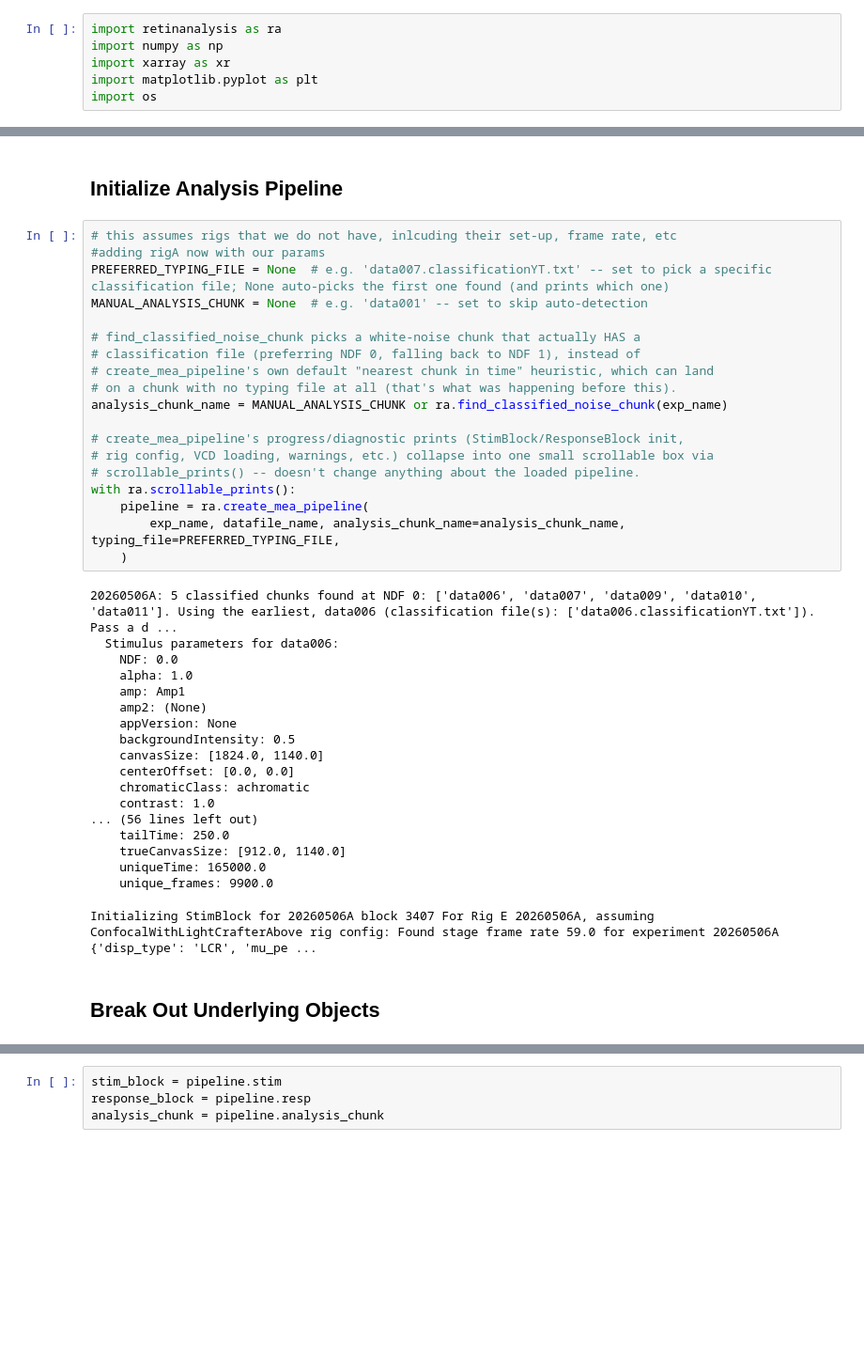
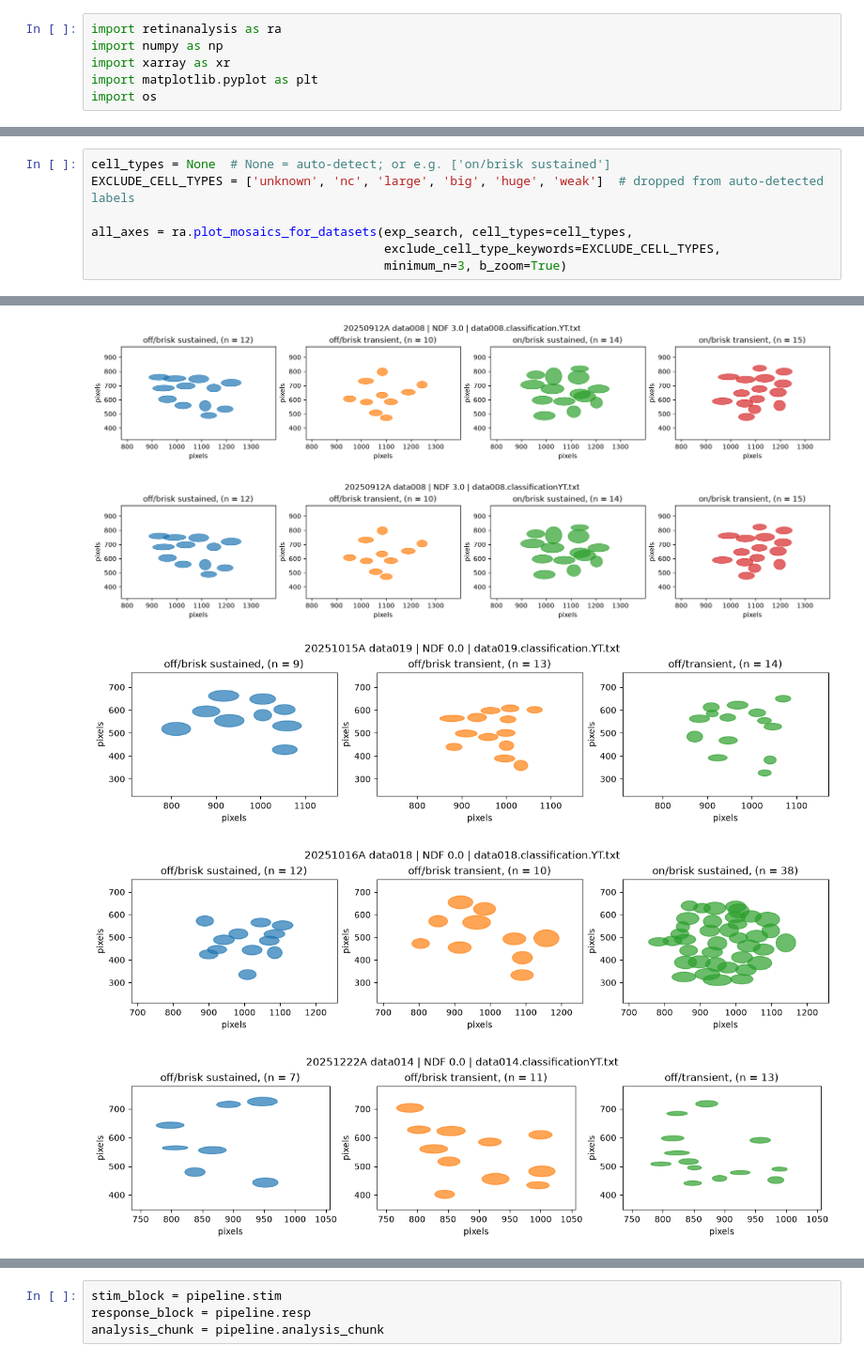
Before and after one commit to yasmine-tani/retinanalysis, a Jupyter notebook: demos/1_database_demo.ipynb, the cells around one changed output, grey strips where cells are left out. Shown at 94% size. Saved outputs shown, nothing was run; the diff lists cells and outputs as text; blank space fills up the shorter version.

```diff
--- a/demos/1_database_demo.ipynb
+++ b/demos/1_database_demo.ipynb
@@ -156,42 +66,8 @@ display(experiment_summary.head())
-# %% [markdown]
-## Initialize Analysis Pipeline
-# %%
-# this assumes rigs that we do not have, inlcuding their set-up, frame rate, etc
-#adding rigA now with our params
-PREFERRED_TYPING_FILE = None  # e.g. 'data007.classificationYT.txt' -- set to pick a specific classification file; None auto-picks the first one found (and prints which one)
-MANUAL_ANALYSIS_CHUNK = None  # e.g. 'data001' -- set to skip auto-detection
-
-# find_classified_noise_chunk picks a white-noise chunk that actually HAS a
-# classification file (preferring NDF 0, falling back to NDF 1), instead of
-# create_mea_pipeline's own default "nearest chunk in time" heuristic, which can land
-# on a chunk with no typing file at all (that's what was happening before this).
-analysis_chunk_name = MANUAL_ANALYSIS_CHUNK or ra.find_classified_noise_chunk(exp_name)
-
-# create_mea_pipeline's progress/diagnostic prints (StimBlock/ResponseBlock init,
-# rig config, VCD loading, warnings, etc.) collapse into one small scrollable box via
-# scrollable_prints() -- doesn't change anything about the loaded pipeline.
-with ra.scrollable_prints():
-    pipeline = ra.create_mea_pipeline(
-        exp_name, datafile_name, analysis_chunk_name=analysis_chunk_name, typing_file=PREFERRED_TYPING_FILE,
-    )
-# %% [output]
-20260506A: 5 classified chunks found at NDF 0: ['data006', 'data007', 'data009', 'data010', 'data011']. Using the earliest, data006 (classification file(s): ['data006.classificationYT.txt']). Pass a d ...
-  Stimulus parameters for data006:
-    NDF: 0.0
-    alpha: 1.0
-    amp: Amp1
-    amp2: (None)
-    appVersion: None
-    backgroundIntensity: 0.5
-    canvasSize: [1824.0, 1140.0]
-    centerOffset: [0.0, 0.0]
-    chromaticClass: achromatic
-    contrast: 1.0
-... (56 lines left out)
-    tailTime: 250.0
-    trueCanvasSize: [912.0, 1140.0]
-    uniqueTime: 165000.0
-    unique_frames: 9900.0
-Initializing StimBlock for 20260506A block 3407 For Rig E 20260506A, assuming ConfocalWithLightCrafterAbove rig config: Found stage frame rate 59.0 for experiment 20260506A {'disp_type': 'LCR', 'mu_pe ...
-# %% [markdown]
-## Break Out Underlying Objects
+# %%
+cell_types = None  # None = auto-detect; or e.g. ['on/brisk sustained']
+EXCLUDE_CELL_TYPES = ['unknown', 'nc', 'large', 'big', 'huge', 'weak']  # dropped from auto-detected labels
+
+all_axes = ra.plot_mosaics_for_datasets(exp_search, cell_types=cell_types,
+                                        exclude_cell_type_keywords=EXCLUDE_CELL_TYPES,
+                                        minimum_n=3, b_zoom=True)
+# %% [output]
@@ -197,0 +75,5 @@ Initializing StimBlock for 20260506A block 3407 For Rig E 20260506A, assuming Co
+[figure, added]
+[figure, added]
+[figure, added]
+[figure, added]
+[figure, added]
```
Also changed, not shown: parts of 30 cells of this notebook, 21 other files.
